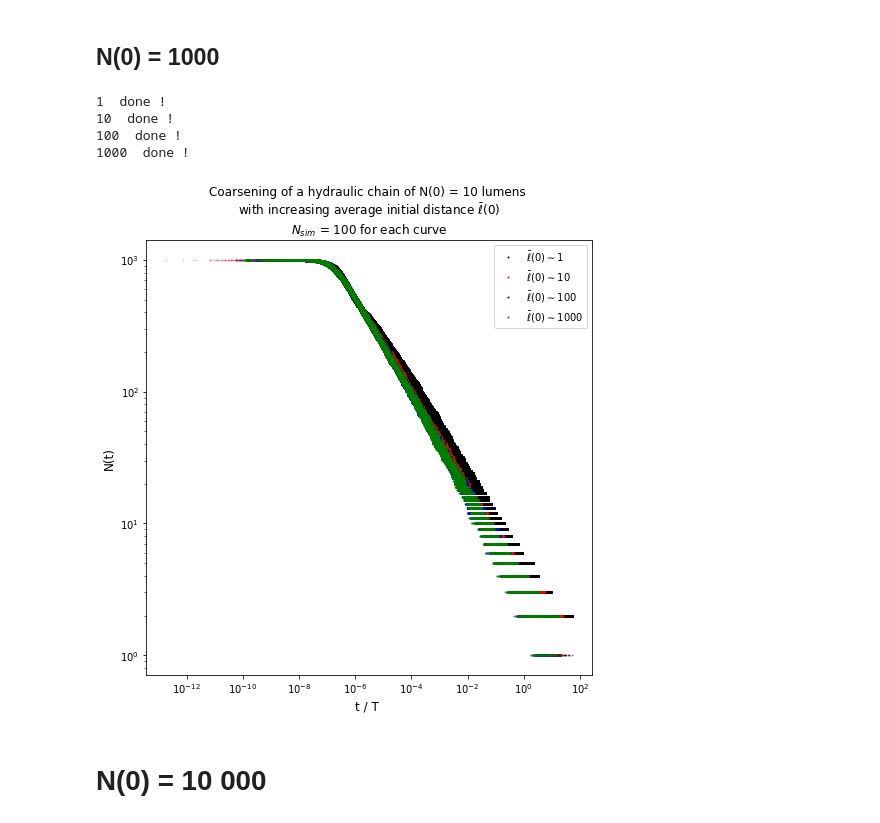
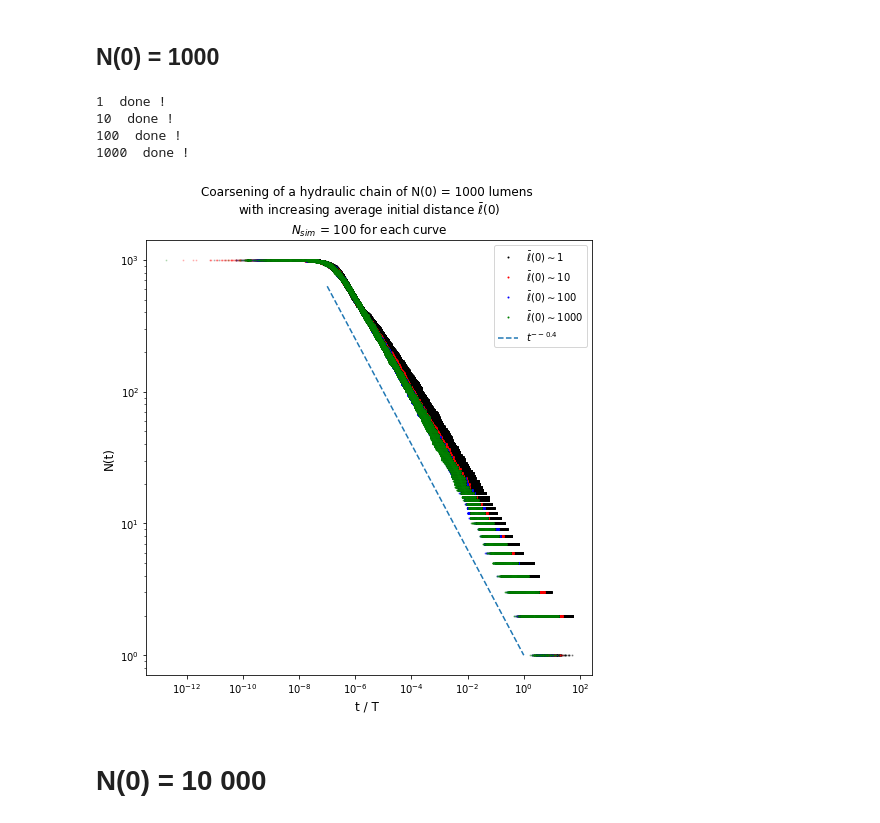
Before and after one commit to VirtualEmbryo/hydroosmotic_chain, a Jupyter notebook: _notebook/hydraulic.ipynb, the cells around one changed output. Drawn from its saved outputs; the diff is of its cells as text; code cells hidden in the pictures.

```diff
--- a/_notebook/hydraulic.ipynb
+++ b/_notebook/hydraulic.ipynb
@@ -377,36 +377,40 @@ fit = False
 
 Nt_list_1000 = {}
 
 if ell_1 :
     ell = 1
     k_avg_1, a_avg_1, Nt_list_1000[ell] = plot_coarsening(tau, ell=ell, L_avg=L_avg, nsim=nsim, path=main_path_N1000_ell1, directory='run', color='k', eps=eps,  theta=theta, kappa=kappa, chi_bool=chi, plot_powerlaw=plot_powerlaw, t_powlaw=[-1, 1], fit=fit, indices_fit = [15000, -1000])
     print(ell, ' done !')
 if ell_10 :
     ell = 10
-    k_avg_10, a_avg_10, Nt_list_100[ell] = plot_coarsening(tau, ell=ell, L_avg=L_avg, nsim=nsim, path=main_path_N1000_ell10, directory='run', color='r', eps=eps, theta=theta, kappa=kappa, chi_bool=chi, plot_powerlaw=plot_powerlaw, t_powlaw=[-1, 2],fit=fit, indices_fit = [10000, -1000])
+    k_avg_10, a_avg_10, Nt_list_1000[ell] = plot_coarsening(tau, ell=ell, L_avg=L_avg, nsim=nsim, path=main_path_N1000_ell10, directory='run', color='r', eps=eps, theta=theta, kappa=kappa, chi_bool=chi, plot_powerlaw=plot_powerlaw, t_powlaw=[-1, 2],fit=fit, indices_fit = [10000, -1000])
     print(ell, ' done !')
 if ell_100 :
     ell = 100
     k_avg_100, a_avg_100, Nt_list_1000[ell] = plot_coarsening(tau, ell=ell, L_avg=L_avg, nsim=nsim, path=main_path_N1000_ell100, directory='run', color='b', eps=eps, theta=theta, kappa=kappa, chi_bool=chi, plot_powerlaw=plot_powerlaw, t_powlaw=[-1, 1], fit=fit, indices_fit = [10000, -1000])
     print(ell, ' done !')
 if ell_1000 :
     ell = 1000
     k_avg_1000, a_avg_1000, Nt_list_1000[ell] = plot_coarsening(tau, ell=ell, L_avg=L_avg, nsim=nsim, path=main_path_N1000_ell1000, directory='run', color='g', eps=eps, theta=theta, kappa=kappa, chi_bool=chi, plot_powerlaw=plot_powerlaw, t_powlaw=[-1, 1], fit=fit, indices_fit = [10000, -1000])
     print(ell, ' done !')
 
+t = np.logspace(-7, 0, 101)
+kappa, alpha = 1., -0.4
+plt.plot(t, kappa*t**alpha, linestyle = '--', label = r'$t^{-'+str(alpha)+'}$')
+
 plt.legend()
 plt.xlabel('t / T ', fontsize=12)
 plt.ylabel('N(t)', fontsize=12)
-
+N0=1000
 plt.title('Coarsening of a hydraulic chain of N(0) = '+str(N0)+' lumens \n' +r'with increasing average initial distance $\bar{\ell}(0)$' + '\n' + r'$N_{sim}$ = '+str(nsim)+' for each curve')
 
 plt.show()
 # %% [output]
 1  done !
 10  done !
 100  done !
 1000  done !
-[figure, old version]
+[figure, new version]
 # %%
 print(a_avg_1, a_avg_10, a_avg_100, a_avg_1000)
 # %% [markdown]
```
Also changed, not shown: 5 other files.
